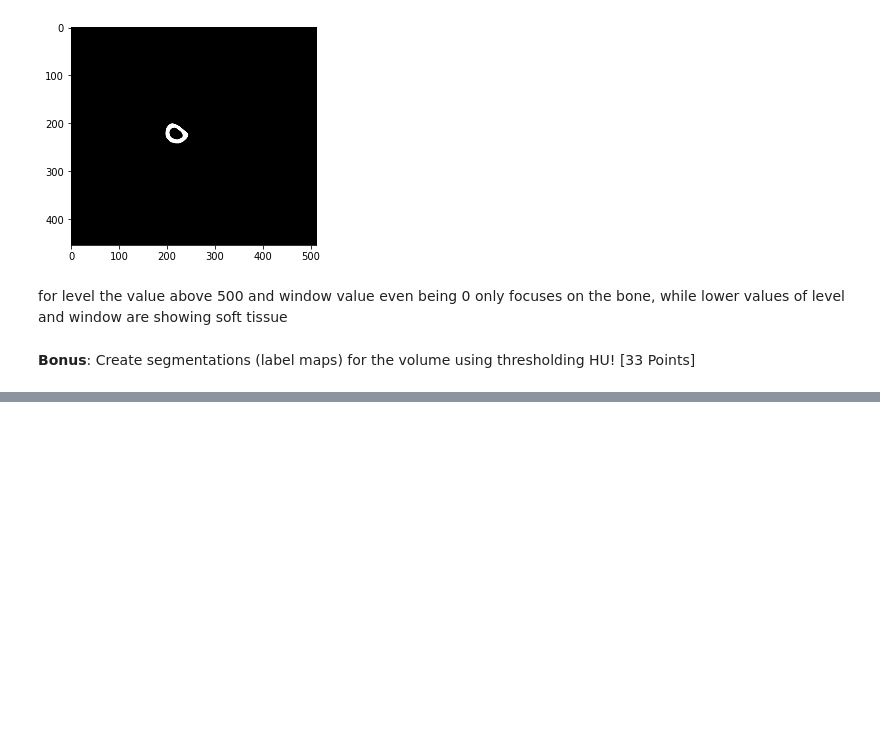
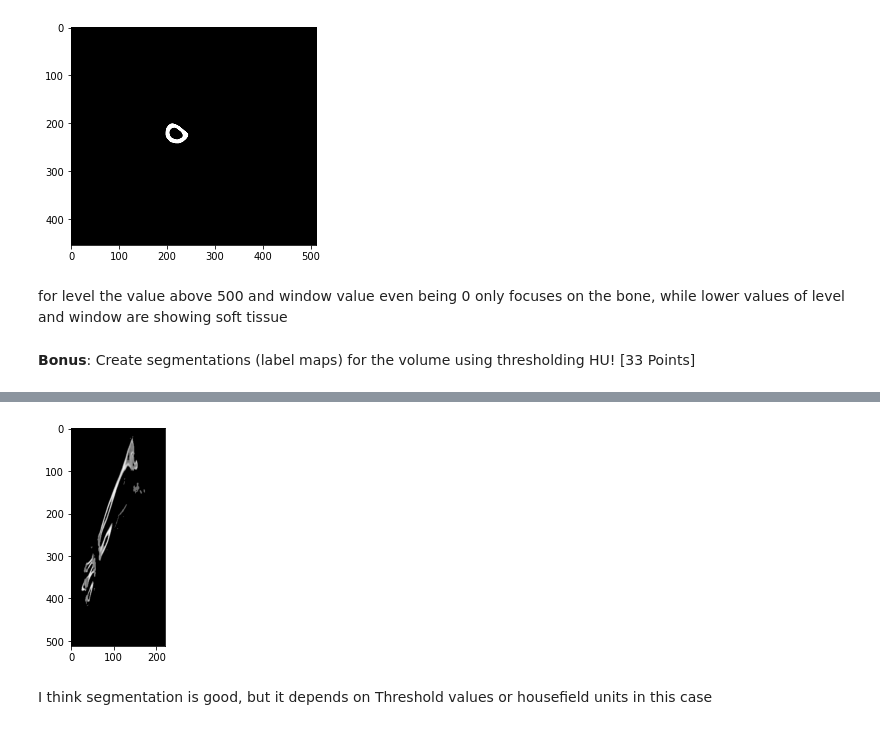
Before and after one commit to bostongfx/cs480student, a Jupyter notebook: 05/Copy_of_CS480_Assignment_5.ipynb, the cells around one changed output, grey strips where cells are left out. Saved outputs shown, nothing was run; the diff lists cells and outputs as text; code cells hidden in the pictures; blank space fills up the shorter version.

```diff
--- a/05/Copy_of_CS480_Assignment_5.ipynb
+++ b/05/Copy_of_CS480_Assignment_5.ipynb
@@ -251,5 +262,15 @@ for level the value above 500 and window value even being 0 only focuses on the
+# %%
+# TODO: YOUR CODE TO SEGMENT BONES
+new_m = array_3d[120].copy().astype(np.int16)
+new_m[new_m < 1150] = 0
+plt.imshow(new_m, cmap='gray')
+plt.show()
+# %% [output]
+[figure, added]
 # %%
 # Are the segmentations good?
+# %% [markdown]
+I think segmentation is good, but it depends on Threshold values or housefield units in this case
 # %%
 # TODO: YOUR ANSWER
 # %%
```
Also changed, not shown: parts of 5 cells of this notebook.
